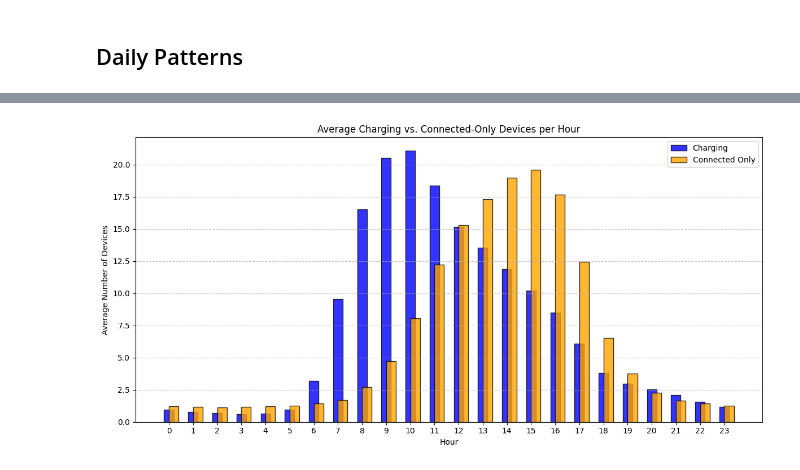
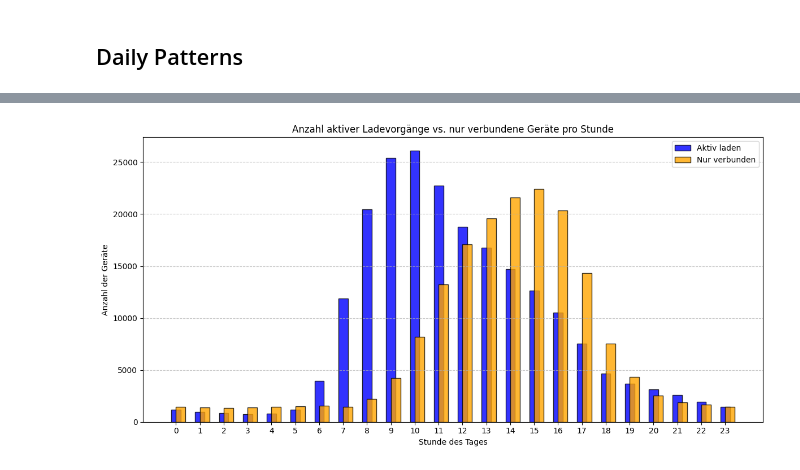
Before and after one commit to Amocon/A-Team_AA-Team-Assignment_2024, a Jupyter notebook: aa_team_assignment/02_1_temporal_patterns_and_seasonality.ipynb, the cells around one changed output, grey strips where cells are left out. Saved outputs shown, nothing was run; the diff lists cells and outputs as text; code cells hidden in the pictures.

```diff
--- a/aa_team_assignment/02_1_temporal_patterns_and_seasonality.ipynb
+++ b/aa_team_assignment/02_1_temporal_patterns_and_seasonality.ipynb
@@ -14,5 +14,5 @@ In this notebook, we will perform the descriptive analysis outlined in Team Assi
 # %%
-full_charging_df = pd.read_feather("../data/full_charging_data.feather")
+full_charging_df = pd.read_feather("../data/full_charging_df.feather")
 full_charging_df
 # %% [output]
 |  | id | connectionTime | disconnectTime | doneChargingTime | kWhDelivered | sessionID | siteID | spaceID | ... |
@@ -238,16 +246,2 @@ weekday_factors.drop(['year'], axis=1).groupby('weekday').mean()
 # %% [markdown]
 ## Daily Patterns
-# %%
-# Needs to be in data_preparation,ipynb
-full_charging_df['connectionHour'] = full_charging_df['connectionTime'].dt.hour
-full_charging_df['disconnectHour'] = full_charging_df['disconnectTime'].dt.hour
-full_charging_df['doneChargingHour'] = full_charging_df['doneChargingTime'].dt.hour
-full_charging_df['loading_duration'] = (
-        (full_charging_df['doneChargingTime'] - full_charging_df['connectionTime']).dt.total_seconds() / 60
-)
-full_charging_df['connected_duration'] = (
-        (full_charging_df['disconnectTime'] - full_charging_df['connectionTime']).dt.total_seconds() / 60
-)
-full_charging_df['ratio_loading_to_connected'] = (
-        full_charging_df['loading_duration'] / full_charging_df['connected_duration']
-)
@@ -474,57 +447,58 @@ plt.show()
 # %%
+# Stunden des Tages extrahieren
 all_hours = pd.date_range(
     start=full_charging_df['connectionTime'].min(),
     end=full_charging_df['disconnectTime'].max(),
     freq='h'
 )
 
+# Initialisierung der Zähler
 active_loading = []
 just_connected = []
 
-# calculate indicators
+# Berechnung pro Stunde
 for hour in all_hours:
-    current_date = hour.date()
-    current_hour = hour.hour
-
-    # Actively charging devices
+    # Geräte, die aktiv laden
     loading_count = ((full_charging_df['connectionTime'] <= hour) &
                      (full_charging_df['doneChargingTime'] >= hour)).sum()
-
-    # Connected but not charging devices
+    # Geräte, die nur verbunden sind
     connected_count = ((full_charging_df['connectionTime'] <= hour) &
                        (full_charging_df['disconnectTime'] >= hour)).sum()
-
     not_loading_count = connected_count - loading_count
 
-    # results
-    active_loading.append({'date': current_date, 'hour': current_hour, 'count': loading_count})
-    just_connected.append({'date': current_date, 'hour': current_hour, 'count': not_loading_count})
+    # Hinzufügen zu den Listen
+    active_loading.append({'hour': hour, 'count': loading_count})
+    just_connected.append({'hour': hour, 'count': not_loading_count})
 
-# df
+# DataFrames erstellen
 active_loading_df = pd.DataFrame(active_loading)
 just_connected_df = pd.DataFrame(just_connected)
 
-active_loading_avg = active_loading_df.groupby('hour')['count'].mean()
-just_connected_avg = just_connected_df.groupby('hour')['count'].mean()
+# Stunde extrahieren
+active_loading_df['hour_of_day'] = active_loading_df['hour'].dt.hour
+just_connected_df['hour_of_day'] = just_connected_df['hour'].dt.hour
 
-active_loading_avg = active_loading_avg.reindex(range(24), fill_value=0)
-just_connected_avg = just_connected_avg.reindex(range(24), fill_value=0)
+# Gruppieren nach Stunde des Tages
+active_loading_grouped = active_loading_df.groupby('hour_of_day')['count'].sum()
+just_connected_grouped = just_connected_df.groupby('hour_of_day')['count'].sum()
 
-# Visualization
+# Visualisierung
 plt.figure(figsize=(12, 6))
 
+# Balkendiagramm
 x = range(24)
-plt.bar(x, active_loading_avg, width=0.4, label='Charging', align='center', alpha=0.8, color='blue', edgecolor='black')
-plt.bar(x, just_connected_avg, width=0.4, label='Connected Only', align='edge', alpha=0.8, color='orange', edgecolor='black')
+plt.bar(x, active_loading_grouped, width=0.4, label='Aktiv laden', align='center', alpha=0.8, color='blue', edgecolor='black')
+plt.bar(x, just_connected_grouped, width=0.4, label='Nur verbunden', align='edge', alpha=0.8, color='orange', edgecolor='black')
 
-plt.title('Average Charging vs. Connected-Only Devices per Hour')
-plt.xlabel('Hour')
-plt.ylabel('Average Number of Devices')
+# Titel und Achsenbeschriftung
+plt.title('Anzahl aktiver Ladevorgänge vs. nur verbundene Geräte pro Stunde')
+plt.xlabel('Stunde des Tages')
+plt.ylabel('Anzahl der Geräte')
 plt.xticks(range(24))
 plt.legend()
 plt.grid(axis='y', linestyle='--', alpha=0.7)
 
 plt.tight_layout()
 plt.show()
 # %% [output]
-[figure, old version]
+[figure, new version]
```
Also changed, not shown: parts of 35 cells of this notebook, 2 other files.
